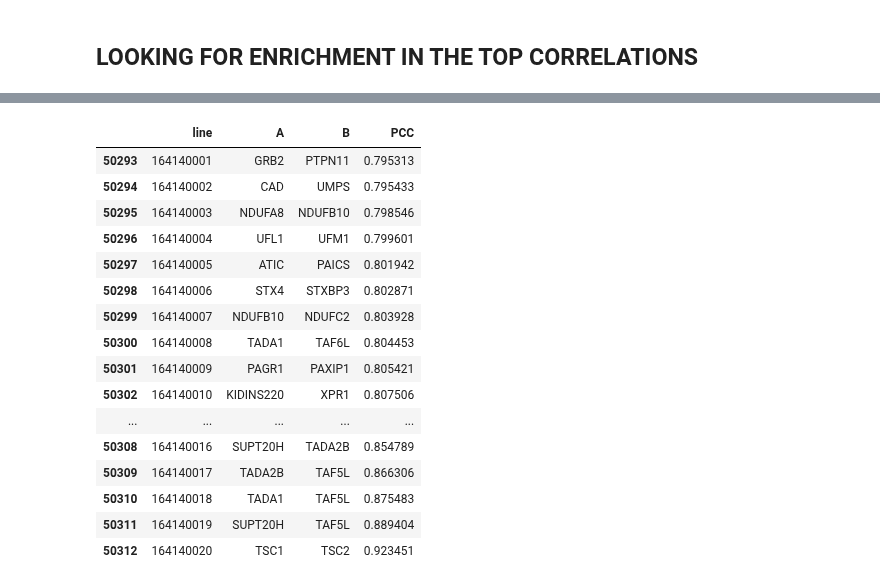
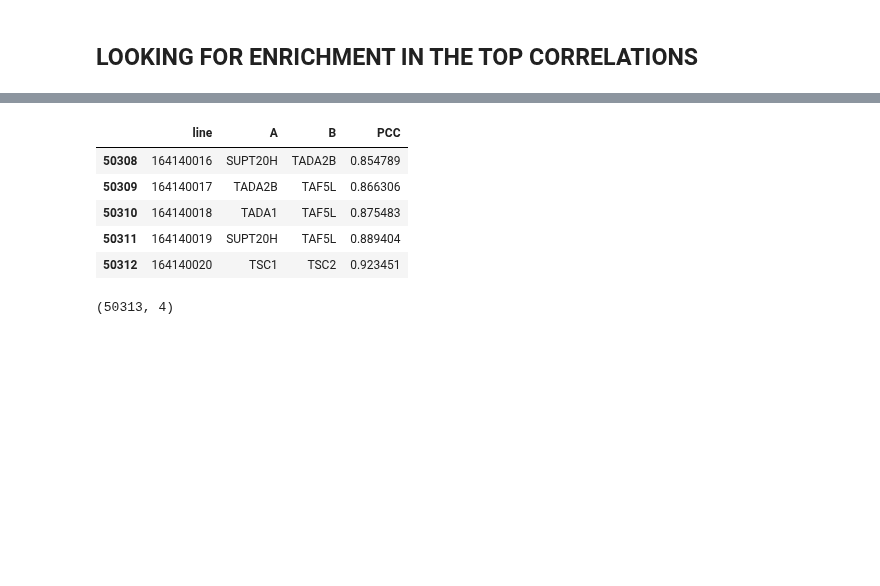
Before and after one commit to lannwal/projectlab, a Jupyter notebook: topPCC_enrichment.ipynb, the cells around one changed output, grey strips where cells are left out. Saved outputs shown, nothing was run; the diff lists cells and outputs as text; code cells hidden in the pictures; blank space fills up the shorter version.

```diff
--- a/topPCC_enrichment.ipynb
+++ b/topPCC_enrichment.ipynb
@@ -2538,18 +681,7 @@ pccdata.head(20)
 # %%
-pccdata.tail(20)
+pccdata.tail()
 # %% [output]
 |  | line | A | B | PCC |
-| 50293 | 164140001 | GRB2 | PTPN11 | 0.795313 |
-| 50294 | 164140002 | CAD | UMPS | 0.795433 |
-| 50295 | 164140003 | NDUFA8 | NDUFB10 | 0.798546 |
-| 50296 | 164140004 | UFL1 | UFM1 | 0.799601 |
-| 50297 | 164140005 | ATIC | PAICS | 0.801942 |
-| 50298 | 164140006 | STX4 | STXBP3 | 0.802871 |
-| 50299 | 164140007 | NDUFB10 | NDUFC2 | 0.803928 |
-| 50300 | 164140008 | TADA1 | TAF6L | 0.804453 |
-| 50301 | 164140009 | PAGR1 | PAXIP1 | 0.805421 |
-| 50302 | 164140010 | KIDINS220 | XPR1 | 0.807506 |
-| ... | ... | ... | ... | ... |
 | 50308 | 164140016 | SUPT20H | TADA2B | 0.854789 |
 | 50309 | 164140017 | TADA2B | TAF5L | 0.866306 |
 | 50310 | 164140018 | TADA1 | TAF5L | 0.875483 |
@@ -2593,0 +735,4 @@ def total_occurence(x,what='primary_disease'):
+# %%
+pccdata.shape
+# %% [output]
+(50313, 4)
```
Also changed, not shown: parts of 234 cells of this notebook.
